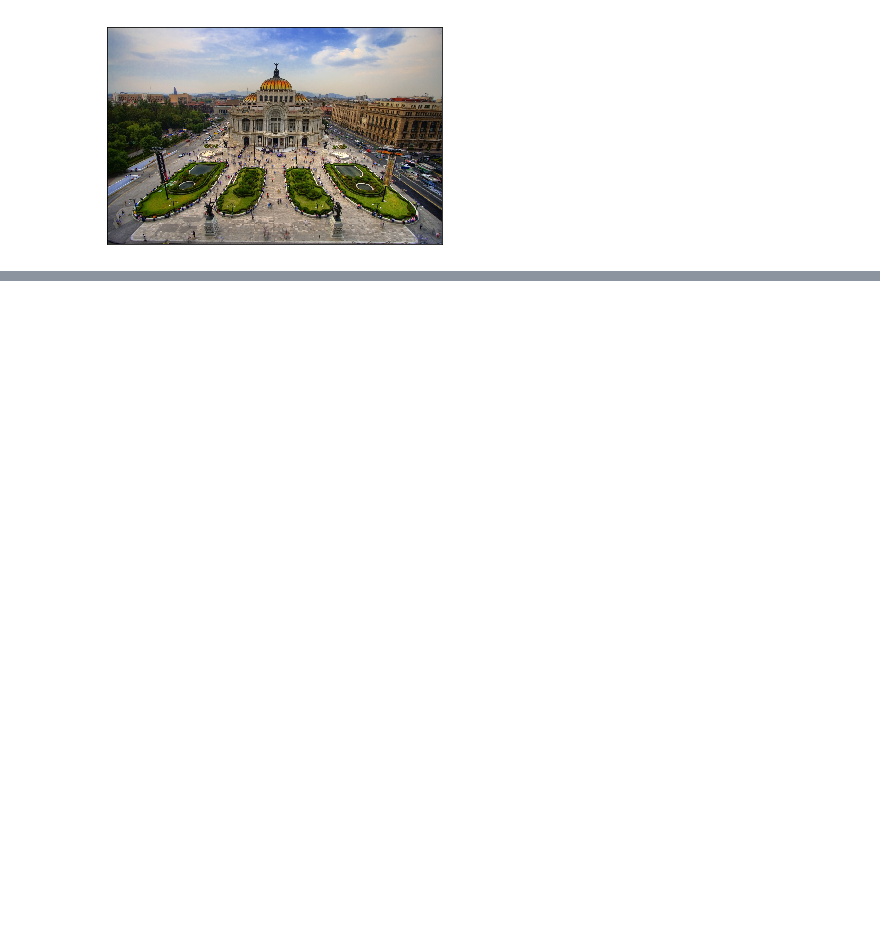
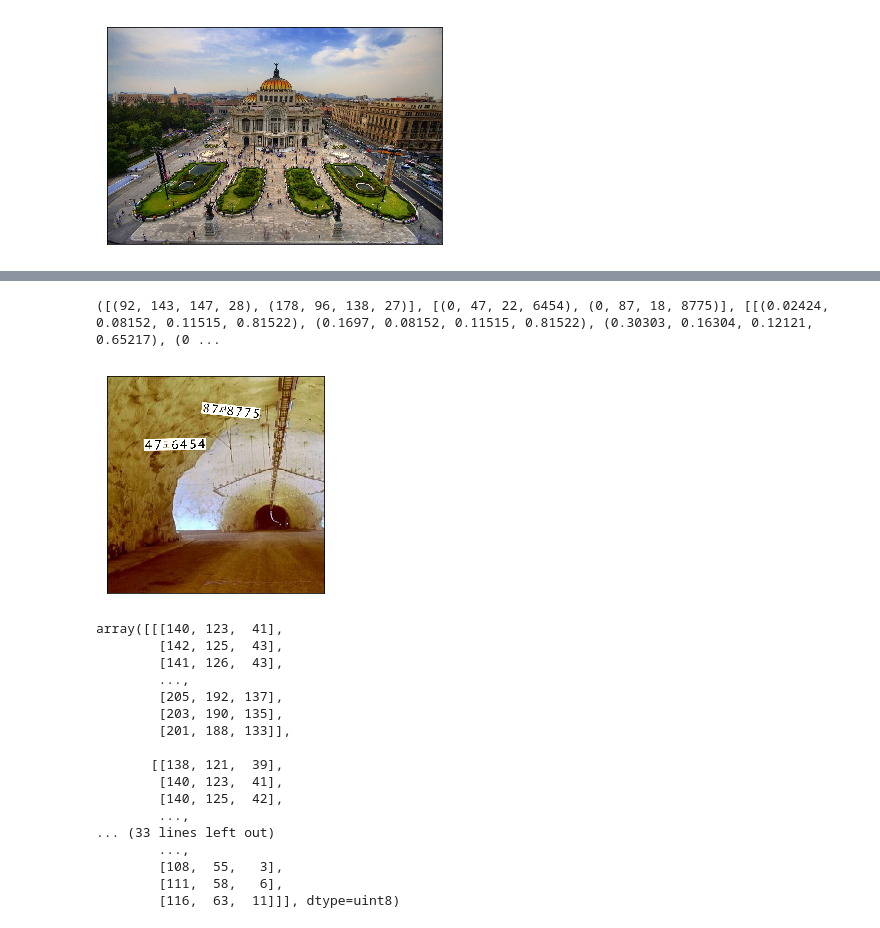
Before and after one commit to giallo41/license-plate-recognition, a Jupyter notebook: get_plate_data.ipynb, the cells around one changed output, grey strips where cells are left out. Drawn from its saved outputs; the diff is of its cells as text; code cells hidden in the pictures; blank space fills up the shorter version.

Commit message:
add gen-data notebook file

```diff
--- a/get_plate_data.ipynb
+++ b/get_plate_data.ipynb
@@ -249,0 +339,36 @@ tmp[20:20+h,50:50+w,:] = rtn_img_resized*255.0
+# %%
+def save_label_file(file_name, obj, code, coord, m ):
+
+    try :
+        with open(file_name, 'w') as f:
+            f.write("%s\n" % obj)
+            f.write("%s\n" % code)
+            f.write("%s\n" % coord)
+            f.write("%s\n" % m)
+    except:
+        print ('File Create Error!')
+        return
+# %%
+
+idx = 0
+
+for i in range(15000):
+    img_dir = './gen-data/images/'
+    mask_dir = './gen-data/mask/'
+    label_dir = './gen-data/labels/'
+
+    try :
+        bg_img, mask_img, obj_pos, plate_code, plate_coord, rot_M_list = generate_im()
+    except :
+        continue
+
+    img_file_name = "{:08d}.png".format(idx)
+    label_file_name = "{:08d}.txt".format(idx)
+
+    save_img(os.path.join(img_dir, img_file_name), np.ndarray.astype(bg_img, int))
+    save_img(os.path.join(mask_dir, img_file_name), np.ndarray.astype(mask_img*255, int))
+    save_label_file(os.path.join(label_dir, label_file_name),obj_pos, plate_code, plate_coord, rot_M_list)
+    idx += 1
+
+    if idx % 1000 == 0:
+        print ('Idx : ',idx, 'created')
@@ -250,2 +390,41 @@ tmp[20:20+h,50:50+w,:] = rtn_img_resized*255.0
+# %%
+def open_label_file (file_name):
+    try:
+        with open(file_name) as f:
+            file_contents = f.readlines()
+        file_contents = [line.strip() for line in file_contents]
+    except:
+        print ('Error - Open File does not exsit :', file_name)
+        return
+
+    obj = ast.literal_eval(file_contents[0])
+    code = ast.literal_eval(file_contents[1])
+    coord = ast.literal_eval(file_contents[2])
+    m = ast.literal_eval(file_contents[3])
+
+    return obj, code, coord, m
+
+print (open_label_file(os.path.join(label_dir, '00000004.txt')))
+# %% [output]
+([(92, 143, 147, 28), (178, 96, 138, 27)], [(0, 47, 22, 6454), (0, 87, 18, 8775)], [[(0.02424, 0.08152, 0.11515, 0.81522), (0.1697, 0.08152, 0.11515, 0.81522), (0.30303, 0.16304, 0.12121, 0.65217), (0 ...
 # %%
-save_img(os.path.join('./', 'tmp.png'), tmp)
+read_img(os.path.join(img_dir, '00000004.png'), imshow = True)
+# %% [output]
+[figure, added]
+array([[[140, 123,  41],
+        [142, 125,  43],
+        [141, 126,  43],
+        ...,
+        [205, 192, 137],
+        [203, 190, 135],
+        [201, 188, 133]],
+
+       [[138, 121,  39],
+        [140, 123,  41],
+        [140, 125,  42],
+        ...,
+... (33 lines left out)
+        ...,
+        [108,  55,   3],
+        [111,  58,   6],
+        [116,  63,  11]]], dtype=uint8)
```
Also changed, not shown: parts of 16 cells of this notebook, 7 other files.
